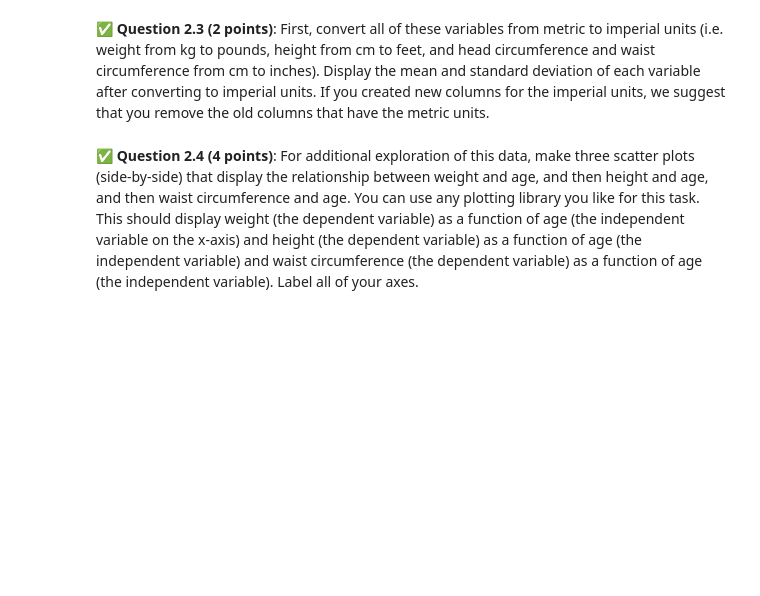
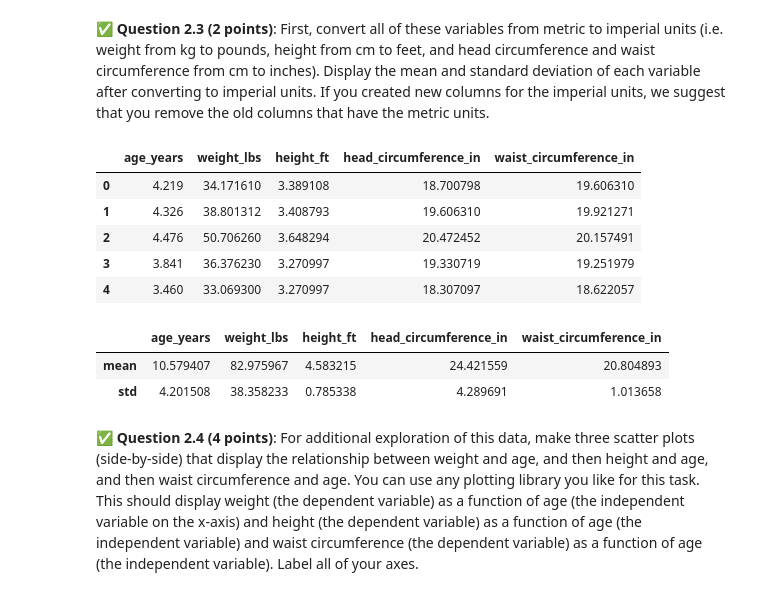
Before and after one commit to Jaehan-MSU/cmse202-s26-turnin, a Jupyter notebook: hw-04/HW-04_RegressionClassification-Jaehan-Kim.ipynb, the cells around one changed output. Drawn from its saved outputs; the diff is of its cells as text; code cells hidden in the pictures; blank space fills up the shorter version.

```diff
--- a/hw-04/HW-04_RegressionClassification-Jaehan-Kim.ipynb
+++ b/hw-04/HW-04_RegressionClassification-Jaehan-Kim.ipynb
@@ -84,2 +112,24 @@ The dataset is available here:
+# %%
+# Put your code here
+anthro = pd.DataFrame()
+anthro["age_years"] = anthro_raw["age_years"]
+anthro["weight_lbs"] = anthro_raw["weight_kg"] * 2.20462
+anthro["height_ft"] = anthro_raw["height_cm"] * 0.0328084
+anthro["head_circumference_in"] = anthro_raw["head_circumference_cm"] * 0.393701
+anthro["waist_circumference_in"] = anthro_raw["waist_circumference_cm"] * 0.393701
+display(anthro.head())
+
+summary_stats = anthro.describe().loc[["mean", "std"]]
+display(summary_stats)
+# %% [output]
+|  | age_years | weight_lbs | height_ft | head_circumference_in | waist_circumference_in |
+| 0 | 4.219 | 34.171610 | 3.389108 | 18.700798 | 19.606310 |
+| 1 | 4.326 | 38.801312 | 3.408793 | 19.606310 | 19.921271 |
+| 2 | 4.476 | 50.706260 | 3.648294 | 20.472452 | 20.157491 |
+| 3 | 3.841 | 36.376230 | 3.270997 | 19.330719 | 19.251979 |
+| 4 | 3.460 | 33.069300 | 3.270997 | 18.307097 | 18.622057 |
+|  | age_years | weight_lbs | height_ft | head_circumference_in | waist_circumference_in |
+| mean | 10.579407 | 82.975967 | 4.583215 | 24.421559 | 20.804893 |
+| std | 4.201508 | 38.358233 | 0.785338 | 4.289691 | 1.013658 |
 # %% [markdown]
 &#9989;  **Question 2.4 (4 points)**: For additional exploration of this data, make three scatter plots (side-by-side) that display the relationship between weight and age, and then height and age, and then waist circumference and age. You can use any plotting library you like for this task.  This should display weight (the dependent variable) as a function of age (the independent variable on the x-axis) and height (the dependent variable) as a function of age (the independent variable) and waist circumference (the dependent variable) as a function of age (the independent variable).  Label all of your axes.
```
Also changed, not shown: parts of 7 cells of this notebook.
